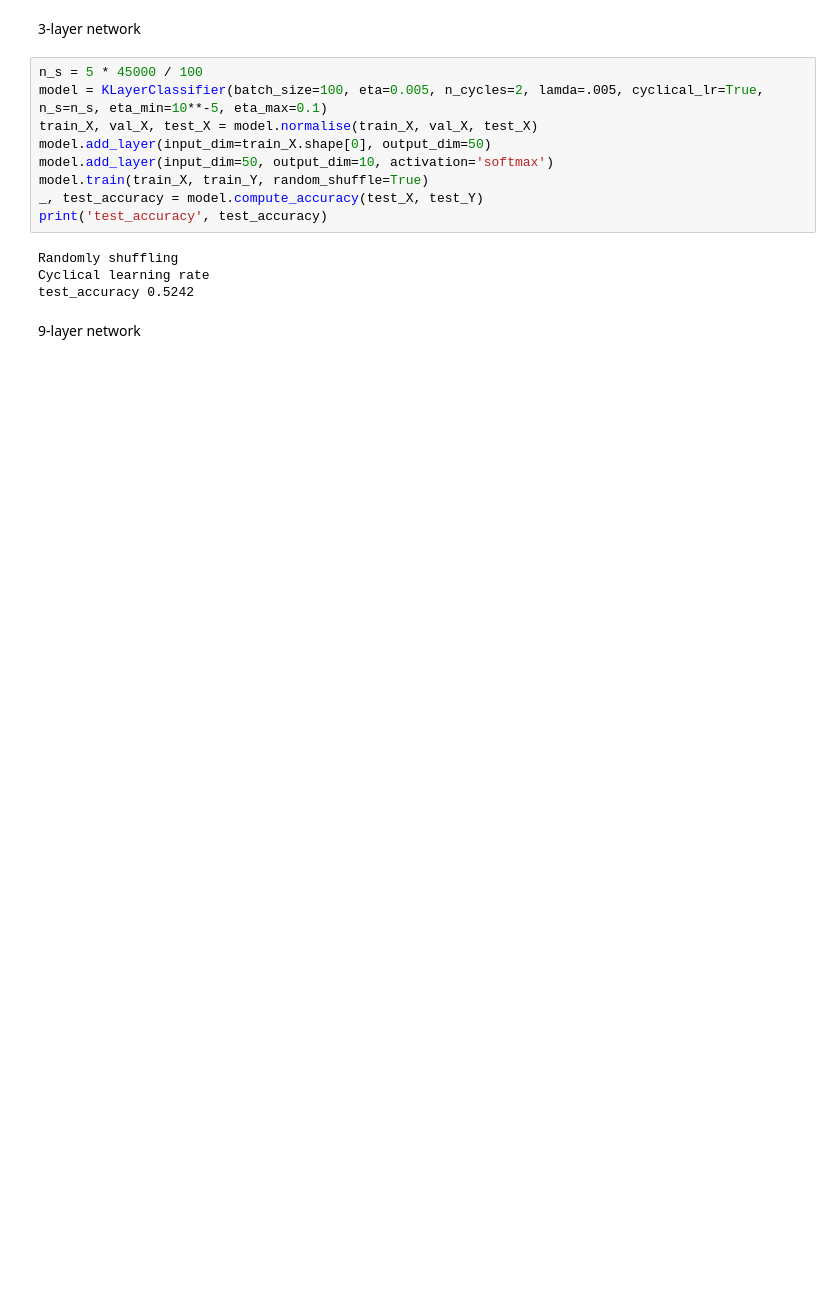
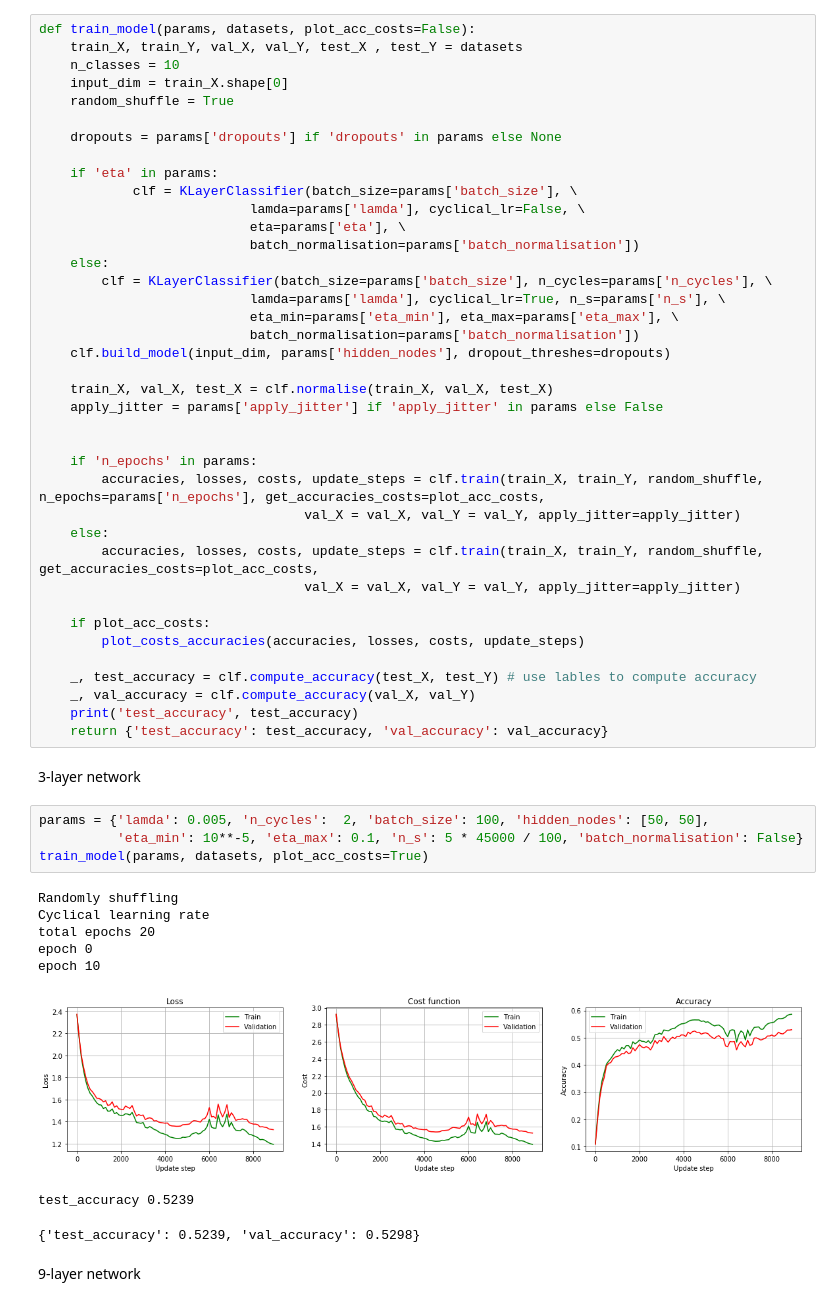
Before and after one commit to 09panesara/DD2424-Deep-Learning, a Jupyter notebook: Lab3/Lab3.ipynb, the cells around one changed output. Saved outputs shown, nothing was run; the diff lists cells and outputs as text; blank space fills up the shorter version.

```diff
--- a/Lab3/Lab3.ipynb
+++ b/Lab3/Lab3.ipynb
@@ -426,17 +697,56 @@ test_accuracy 0.5172
+# %%
+def train_model(params, datasets, plot_acc_costs=False):
+    train_X, train_Y, val_X, val_Y, test_X , test_Y = datasets
+    n_classes = 10
+    input_dim = train_X.shape[0]
+    random_shuffle = True
+
+    dropouts = params['dropouts'] if 'dropouts' in params else None
+
+    if 'eta' in params:
+            clf = KLayerClassifier(batch_size=params['batch_size'], \
+                           lamda=params['lamda'], cyclical_lr=False, \
+                           eta=params['eta'], \
+                           batch_normalisation=params['batch_normalisation'])
+    else:
+        clf = KLayerClassifier(batch_size=params['batch_size'], n_cycles=params['n_cycles'], \
+                           lamda=params['lamda'], cyclical_lr=True, n_s=params['n_s'], \
+                           eta_min=params['eta_min'], eta_max=params['eta_max'], \
+                           batch_normalisation=params['batch_normalisation'])
+    clf.build_model(input_dim, params['hidden_nodes'], dropout_threshes=dropouts)
+
+    train_X, val_X, test_X = clf.normalise(train_X, val_X, test_X)
+    apply_jitter = params['apply_jitter'] if 'apply_jitter' in params else False
+
+
+    if 'n_epochs' in params:
+        accuracies, losses, costs, update_steps = clf.train(train_X, train_Y, random_shuffle, n_epochs=params['n_epochs'], get_accuracies_costs=plot_acc_costs,
+                                  val_X = val_X, val_Y = val_Y, apply_jitter=apply_jitter)
+    else:
+        accuracies, losses, costs, update_steps = clf.train(train_X, train_Y, random_shuffle, get_accuracies_costs=plot_acc_costs,
+                                  val_X = val_X, val_Y = val_Y, apply_jitter=apply_jitter)
+
+    if plot_acc_costs:
+        plot_costs_accuracies(accuracies, losses, costs, update_steps)
+
+    _, test_accuracy = clf.compute_accuracy(test_X, test_Y) # use lables to compute accuracy
+    _, val_accuracy = clf.compute_accuracy(val_X, val_Y)
+    print('test_accuracy', test_accuracy)
+    return {'test_accuracy': test_accuracy, 'val_accuracy': val_accuracy}
 # %% [markdown]
 3-layer network
-# %%
-n_s = 5 * 45000 / 100
-model = KLayerClassifier(batch_size=100, eta=0.005, n_cycles=2, lamda=.005, cyclical_lr=True, n_s=n_s, eta_min=10**-5, eta_max=0.1)
-train_X, val_X, test_X = model.normalise(train_X, val_X, test_X)
-model.add_layer(input_dim=train_X.shape[0], output_dim=50)
-model.add_layer(input_dim=50, output_dim=10, activation='softmax')
-model.train(train_X, train_Y, random_shuffle=True)
-_, test_accuracy = model.compute_accuracy(test_X, test_Y)
-print('test_accuracy', test_accuracy)
-# %% [output]
-Randomly shuffling
-Cyclical learning rate
-test_accuracy 0.5242
+# %%
+params = {'lamda': 0.005, 'n_cycles':  2, 'batch_size': 100, 'hidden_nodes': [50, 50],
+          'eta_min': 10**-5, 'eta_max': 0.1, 'n_s': 5 * 45000 / 100, 'batch_normalisation': False}
+train_model(params, datasets, plot_acc_costs=True)
+# %% [output]
+Randomly shuffling
+Cyclical learning rate
+total epochs 20
+epoch 0
+epoch 10
+[figure, added]
+test_accuracy 0.5239
+{'test_accuracy': 0.5239, 'val_accuracy': 0.5298}
 # %% [markdown]
 9-layer network
```
Also changed, not shown: parts of 59 cells of this notebook, 4 other files.
